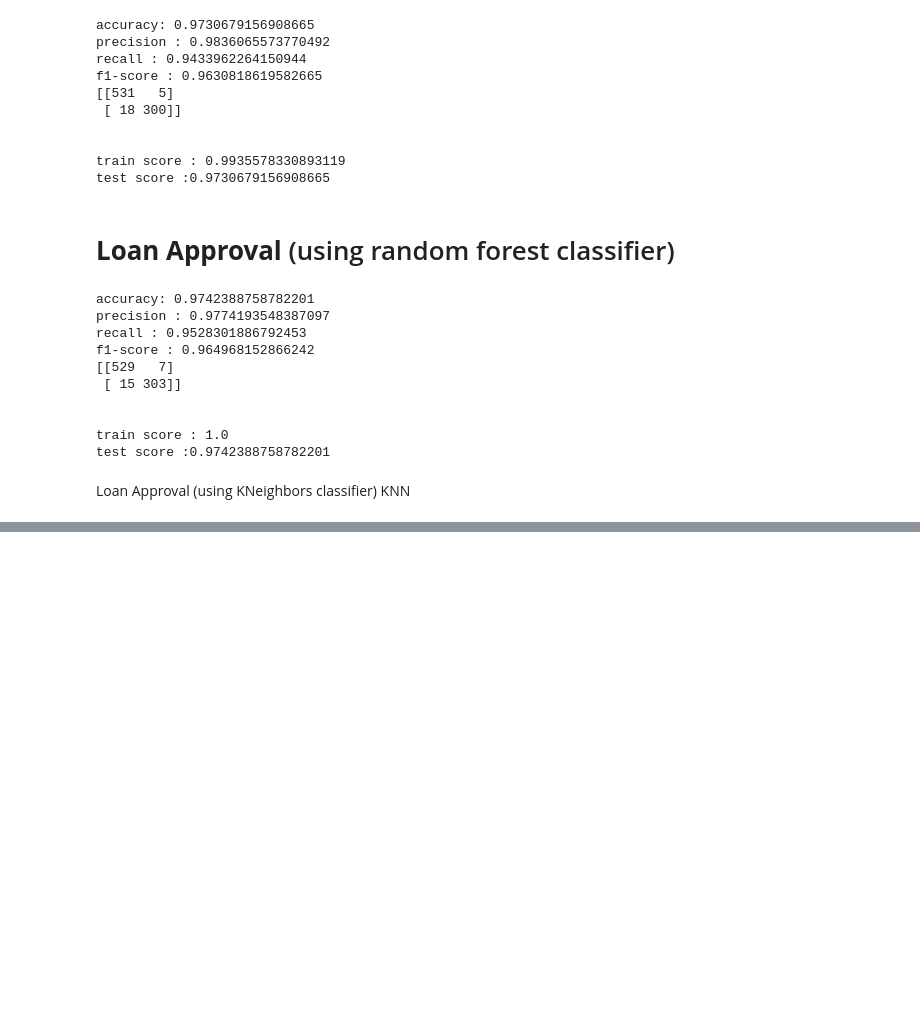
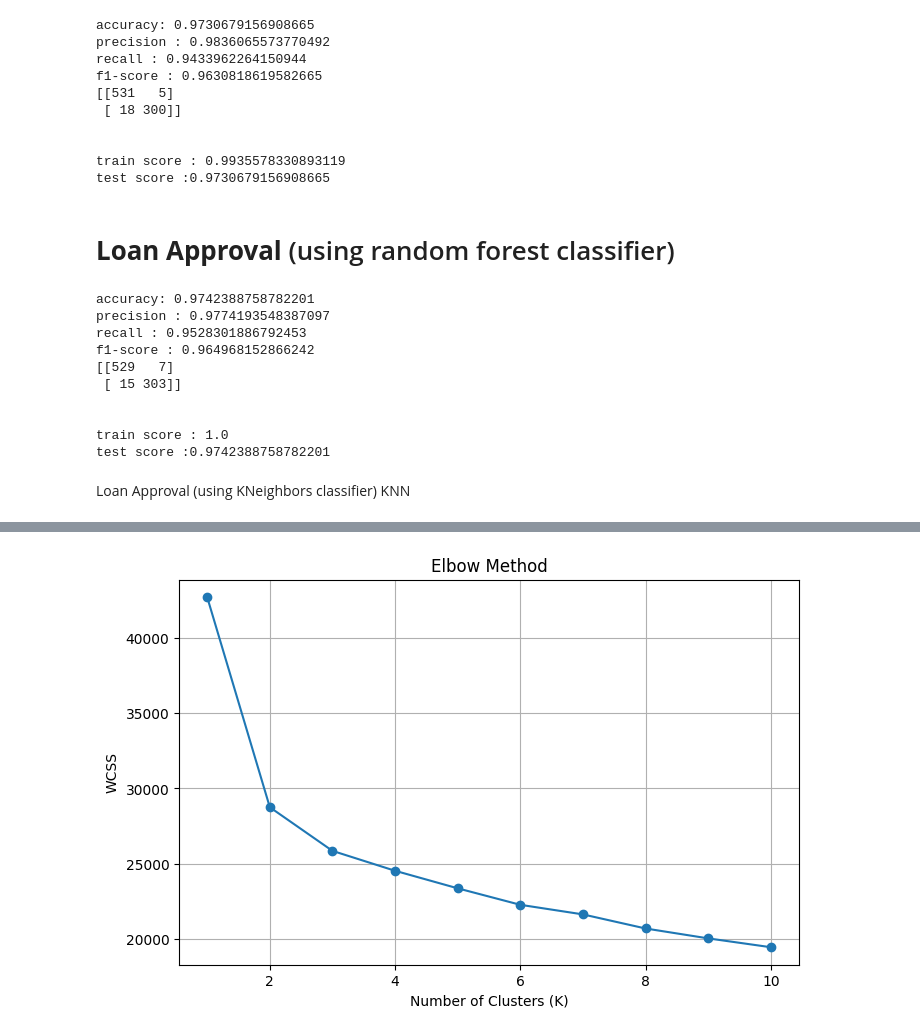
Before and after one commit to yash144-code/ML-projects-, a Jupyter notebook: ML_projects.ipynb, the cells around one changed output, grey strips where cells are left out. Cells and saved outputs as stored; diff of their text form; code cells hidden in the pictures; blank space fills up the shorter version.

```diff
--- a/ML_projects.ipynb
+++ b/ML_projects.ipynb
@@ -321,0 +949,73 @@ print(f"test score :{model.score(X_test,y_test)}")
+# %%
+import pandas as pd
+import matplotlib.pyplot as plt
+
+from sklearn.preprocessing import StandardScaler
+from sklearn.cluster import KMeans
+
+
+df = pd.read_csv("loan_approval.csv")
+
+print(df.head())
+print("-------------------------------------------------------------------------")
+
+X = df.select_dtypes(include=["int64","float64"])
+
+print(X.head())
+print("-------------------------------------------------------------------------")
+
+
+scaler = StandardScaler()
+
+X_scaled = scaler.fit_transform(X)
+
+
+wcss = []
+
+for k in range(1,11):
+
+    kmeans = KMeans(
+        n_clusters=k,
+        random_state=42
+    )
+
+    kmeans.fit(X_scaled)
+
+    wcss.append(kmeans.inertia_)
+
+
+plt.figure(figsize=(8,5))
+
+plt.plot(range(1,11), wcss, marker="o")
+
+plt.xlabel("Number of Clusters (K)")
+plt.ylabel("WCSS")
+plt.title("Elbow Method")
+plt.grid(True)
+plt.show()
+
+
+kmeans = KMeans(
+    n_clusters=3,
+    random_state=42
+)
+
+clusters = kmeans.fit_predict(X_scaled)
+
+df["Cluster"] = clusters
+
+print(df.head())
+
+
+print(df["Cluster"].value_counts())
+
+
+cluster_summary = df.groupby("Cluster").mean(numeric_only=True)
+
+print(cluster_summary)
+
+
+print("Cluster Centers:")
+
+print(kmeans.cluster_centers_)
+# %% [output]
@@ -321,0 +1039 @@ print(f"test score :{model.score(X_test,y_test)}")
+[figure, added]
```
Also changed, not shown: parts of 20 cells of this notebook.
